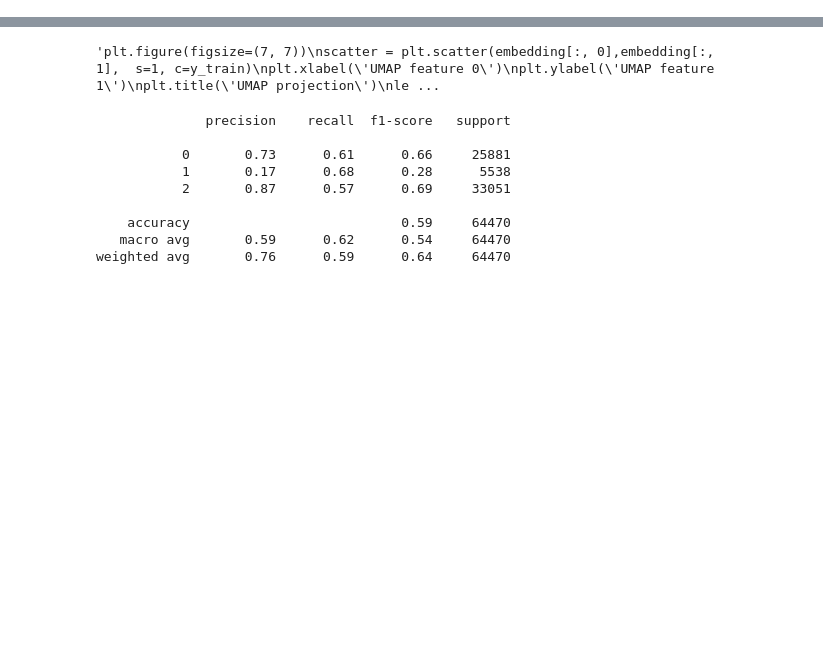
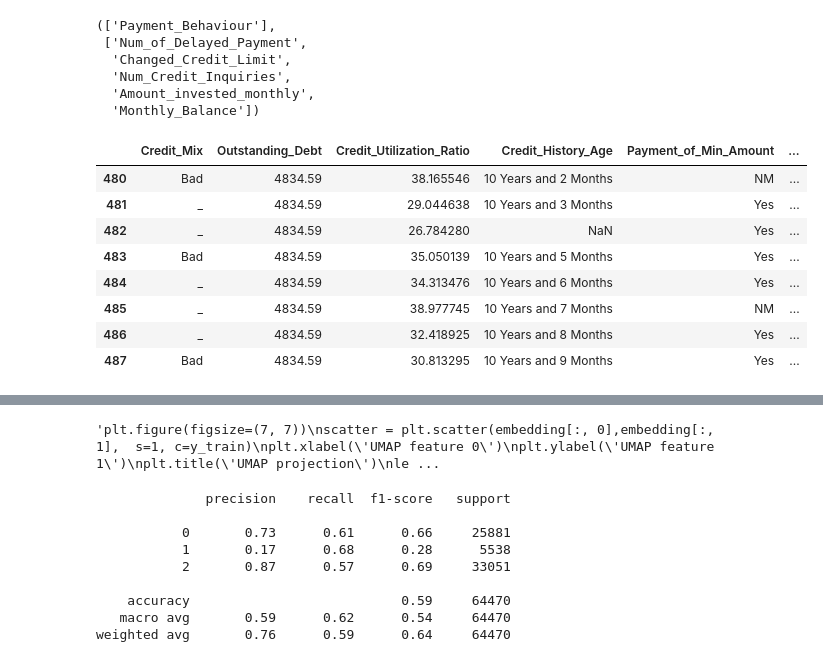
Before and after one commit to Wronsmin/ML_Project, a Jupyter notebook: src/prova.ipynb, the cells around one changed output, grey strips where cells are left out. Cells and saved outputs as stored; diff of their text form; code cells hidden in the pictures; blank space fills up the shorter version.

```diff
--- a/src/prova.ipynb
+++ b/src/prova.ipynb
@@ -19,0 +24,6 @@ from umap import UMAP
+# %%
+# low_memory=False because it has 26 columns with mixed types
+df = pd.read_csv("../Data/train.csv", low_memory=False)
+# remove redundant features
+df.drop(columns=['ID', 'Name', 'SSN'], inplace=True)
+df.head()
@@ -19,0 +65,14 @@ from umap import UMAP
+# %%
+cat = tmp.select_dtypes('object').columns
+
+cat_nan = [feature for feature in nan_feature if feature in cat]
+num_nan = [feature for feature in nan_feature if feature not in cat]
+
+cat_nan, num_nan
+# %% [output]
+(['Payment_Behaviour'],
+ ['Num_of_Delayed_Payment',
+  'Changed_Credit_Limit',
+  'Num_Credit_Inquiries',
+  'Amount_invested_monthly',
+  'Monthly_Balance'])
@@ -19,0 +94,13 @@ from umap import UMAP
+# %%
+mask = df.Customer_ID == customers[60]
+df.loc[mask, 'Credit_Mix':]
+# %% [output]
+|  | Credit_Mix | Outstanding_Debt | Credit_Utilization_Ratio | Credit_History_Age | Payment_of_Min_Amount | ... |
+| 480 | Bad | 4834.59 | 38.165546 | 10 Years and 2 Months | NM | ... |
+| 481 | _ | 4834.59 | 29.044638 | 10 Years and 3 Months | Yes | ... |
+| 482 | _ | 4834.59 | 26.784280 | NaN | Yes | ... |
+| 483 | Bad | 4834.59 | 35.050139 | 10 Years and 5 Months | Yes | ... |
+| 484 | _ | 4834.59 | 34.313476 | 10 Years and 6 Months | Yes | ... |
+| 485 | _ | 4834.59 | 38.977745 | 10 Years and 7 Months | NM | ... |
+| 486 | _ | 4834.59 | 32.418925 | 10 Years and 8 Months | Yes | ... |
+| 487 | Bad | 4834.59 | 30.813295 | 10 Years and 9 Months | Yes | ... |
```
Also changed, not shown: parts of 18 cells of this notebook, 6 other files.
